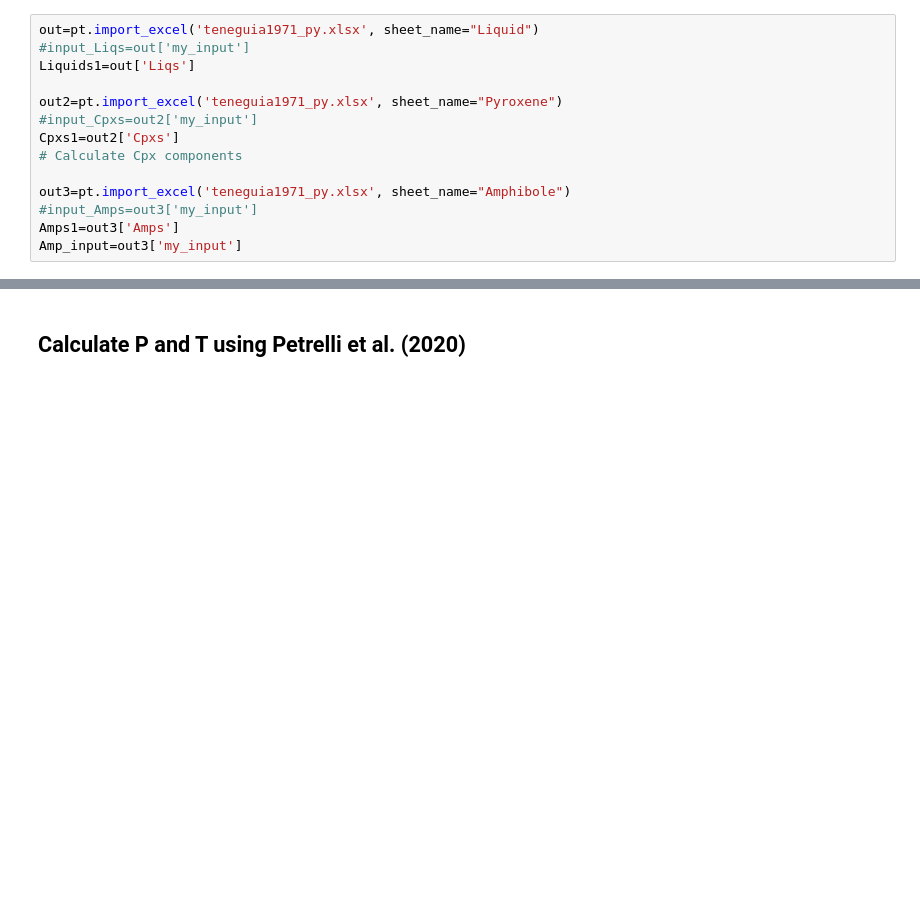
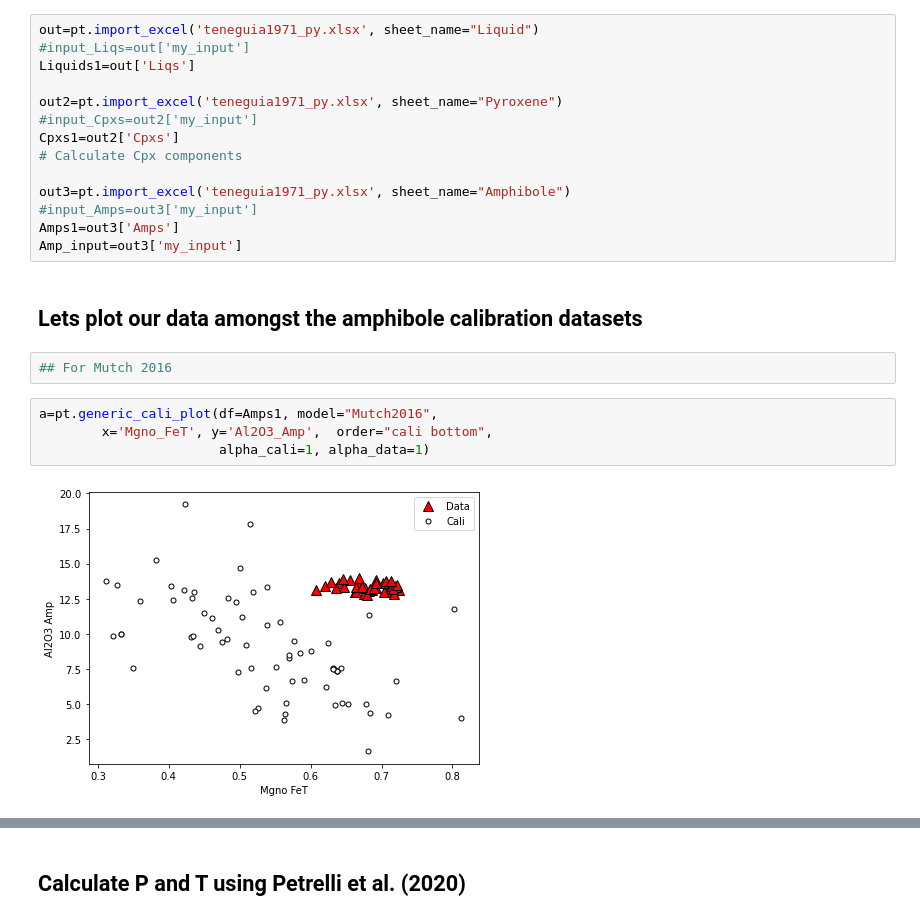
Before and after one commit to PennyWieser/Thermobar, a Jupyter notebook: Testing/Calibration_Plot_Cpx.ipynb, the cells around one changed output, grey strips where cells are left out. Saved outputs shown, nothing was run; the diff lists cells and outputs as text; blank space fills up the shorter version.

Commit message:
Tweaking Cali plots

```diff
--- a/Testing/Calibration_Plot_Cpx.ipynb
+++ b/Testing/Calibration_Plot_Cpx.ipynb
@@ -19,3 +19,13 @@ out3=pt.import_excel('teneguia1971_py.xlsx', sheet_name="Amphibole")
 #input_Amps=out3['my_input']
 Amps1=out3['Amps']
 Amp_input=out3['my_input']
+# %% [markdown]
+## Lets plot our data amongst the amphibole calibration datasets
+# %%
+## For Mutch 2016
+# %%
+a=pt.generic_cali_plot(df=Amps1, model="Mutch2016",
+        x='Mgno_FeT', y='Al2O3_Amp',  order="cali bottom",
+                       alpha_cali=1, alpha_data=1)
+# %% [output]
+[figure, added]
```
Also changed, not shown: parts of 1 cell of this notebook, 9 other files.
